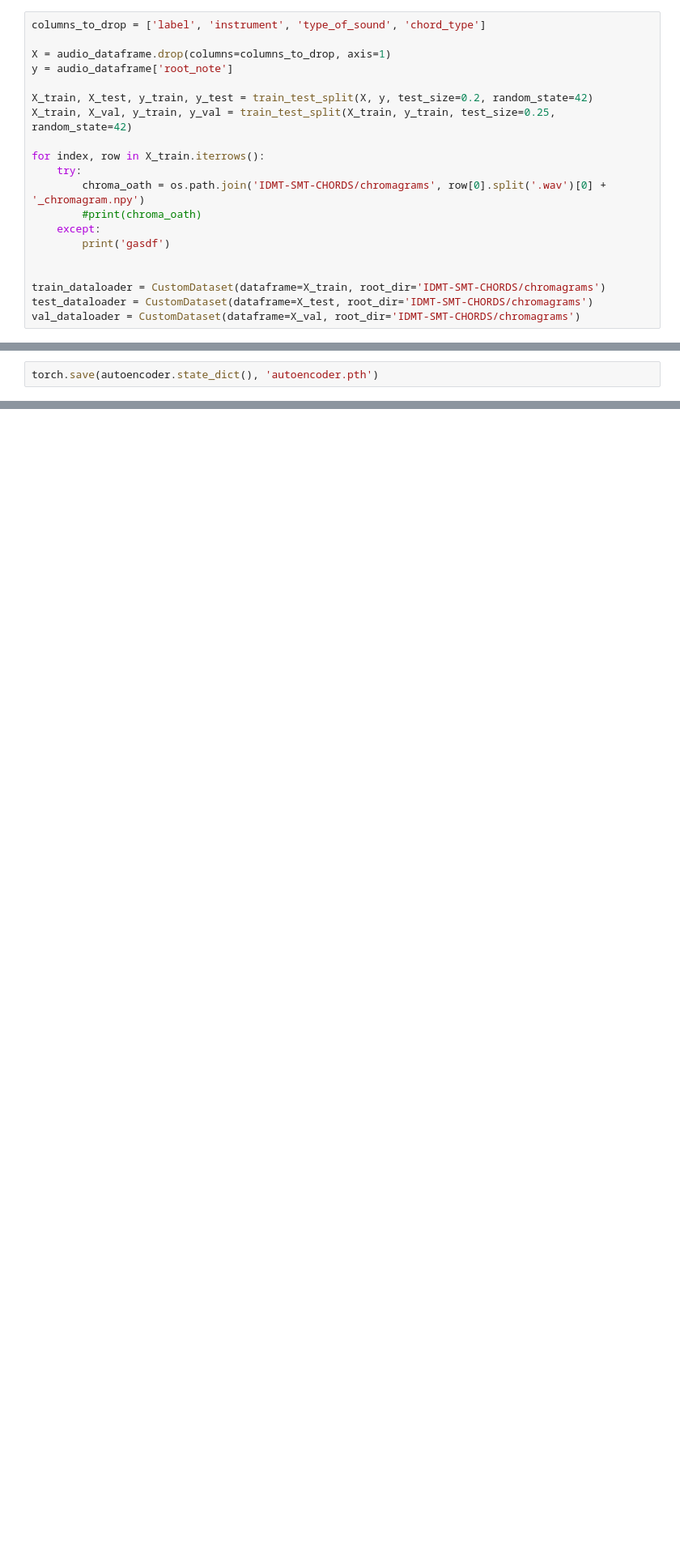
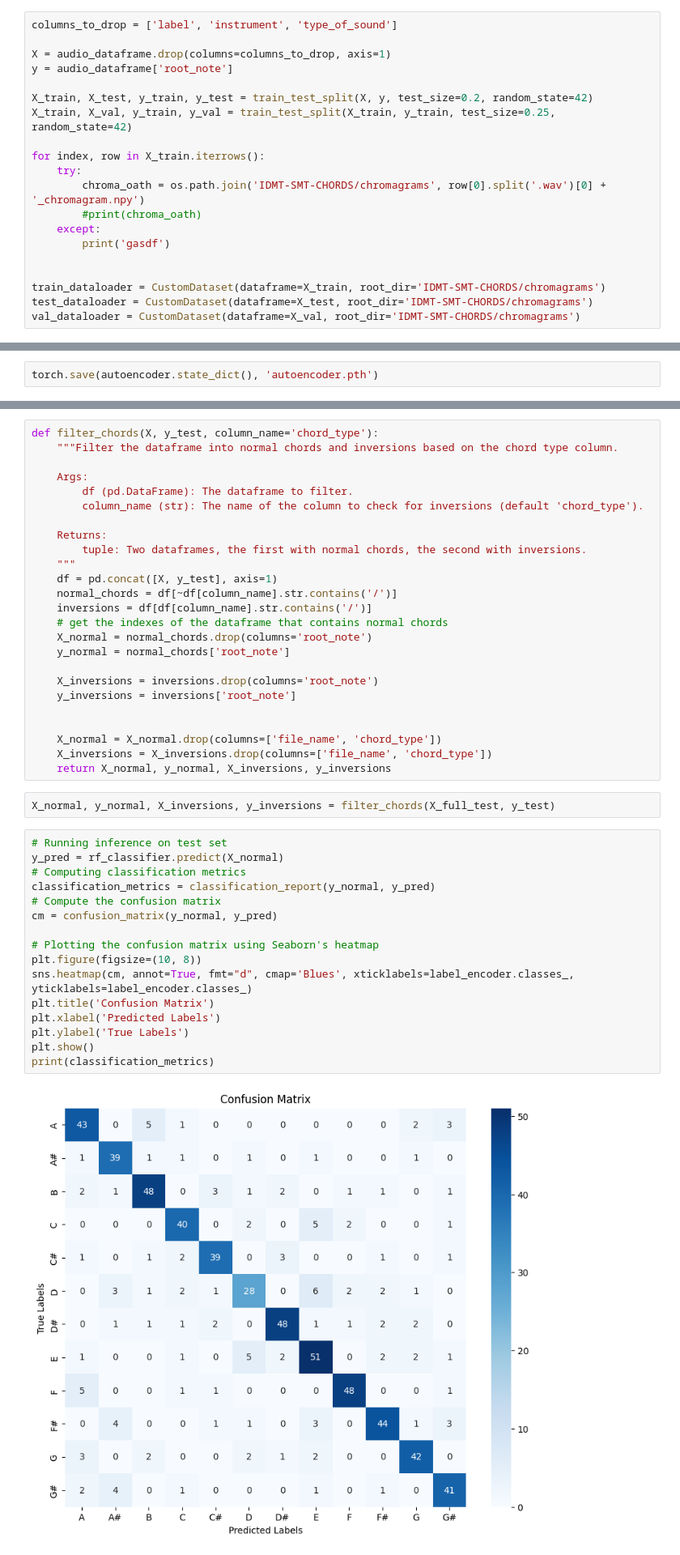
Before and after one commit to vgutierrez2404/Chordifier, a Jupyter notebook: autoencoder_approach.ipynb, the cells around one changed output, grey strips where cells are left out. Shown: that part at 81% size. Saved outputs shown, nothing was run; the diff lists cells and outputs as text; blank space fills up the shorter version.

```diff
--- a/autoencoder_approach.ipynb
+++ b/autoencoder_approach.ipynb
@@ -51,5 +55,5 @@ class CustomDataset(Dataset):
 # %%
-columns_to_drop = ['label', 'instrument', 'type_of_sound', 'chord_type']
+columns_to_drop = ['label', 'instrument', 'type_of_sound']
 
 X = audio_dataframe.drop(columns=columns_to_drop, axis=1)
 y = audio_dataframe['root_note']
@@ -267,0 +357,45 @@ torch.save(autoencoder.state_dict(), 'autoencoder.pth')
+# %%
+def filter_chords(X, y_test, column_name='chord_type'):
+    """Filter the dataframe into normal chords and inversions based on the chord type column.
+
+    Args:
+        df (pd.DataFrame): The dataframe to filter.
+        column_name (str): The name of the column to check for inversions (default 'chord_type').
+
+    Returns:
+        tuple: Two dataframes, the first with normal chords, the second with inversions.
+    """
+    df = pd.concat([X, y_test], axis=1)
+    normal_chords = df[~df[column_name].str.contains('/')]
+    inversions = df[df[column_name].str.contains('/')]
+    # get the indexes of the dataframe that contains normal chords
+    X_normal = normal_chords.drop(columns='root_note')
+    y_normal = normal_chords['root_note']
+
+    X_inversions = inversions.drop(columns='root_note')
+    y_inversions = inversions['root_note']
+
+
+    X_normal = X_normal.drop(columns=['file_name', 'chord_type'])
+    X_inversions = X_inversions.drop(columns=['file_name', 'chord_type'])
+    return X_normal, y_normal, X_inversions, y_inversions
+# %%
+X_normal, y_normal, X_inversions, y_inversions = filter_chords(X_full_test, y_test)
+# %%
+# Running inference on test set
+y_pred = rf_classifier.predict(X_normal)
+# Computing classification metrics
+classification_metrics = classification_report(y_normal, y_pred)
+# Compute the confusion matrix
+cm = confusion_matrix(y_normal, y_pred)
+
+# Plotting the confusion matrix using Seaborn's heatmap
+plt.figure(figsize=(10, 8))
+sns.heatmap(cm, annot=True, fmt="d", cmap='Blues', xticklabels=label_encoder.classes_, yticklabels=label_encoder.classes_)
+plt.title('Confusion Matrix')
+plt.xlabel('Predicted Labels')
+plt.ylabel('True Labels')
+plt.show()
+print(classification_metrics)
+# %% [output]
+[figure, added]
```
Also changed, not shown: parts of 20 cells of this notebook, 5 other files.
